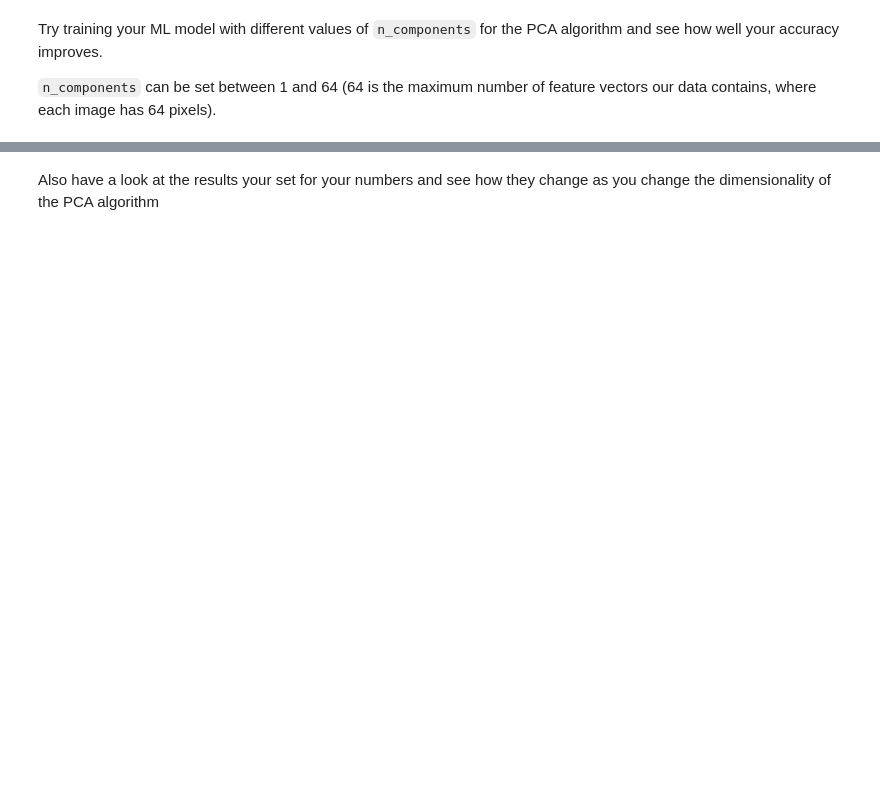
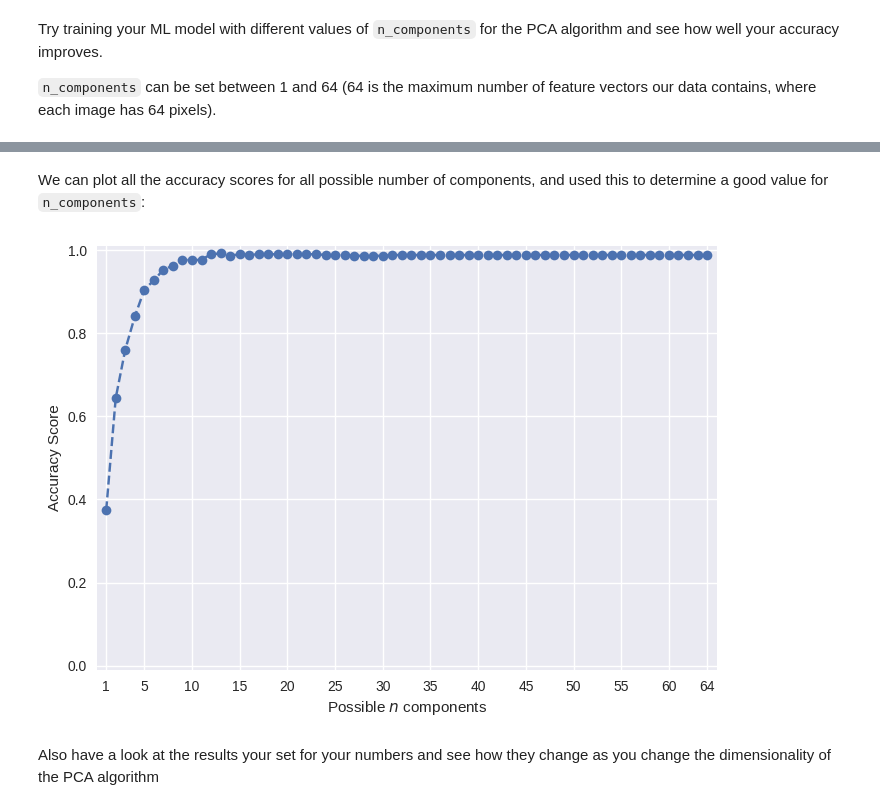
Before and after one commit to geoffreyweal/MESA_Bootcamp_2023_ML_Tutorial, a Jupyter notebook: Notebooks/Part_3_Unsupervised_Learning.ipynb, the cells around one changed output, grey strips where cells are left out. Drawn from its saved outputs; the diff is of its cells as text; code cells hidden in the pictures; blank space fills up the shorter version.

```diff
--- a/Notebooks/Part_3_Unsupervised_Learning.ipynb
+++ b/Notebooks/Part_3_Unsupervised_Learning.ipynb
@@ -286,3 +330,44 @@ plt.show()
+# %% [markdown]
+We can plot all the accuracy scores for all possible number of components, and used this to determine a good value for ``n_components``:
+# %%
+# Set up lists for recording data.
+all_n_components    = list(range(1,64+1))
+all_accuracy_scores = []
+
+for n_components in all_n_components:
+
+  # Set up your PCA algorithm that will spread out your data in the number of dimensions you desire.
+  pca = PCA(n_components=n_components)
+  data_projected = pca.fit_transform(digits.data)
+
+  # Separate your data into a training set (70 %) and a testing set (30 %).
+  Xtrain, Xtest, ytrain, ytest, indices_train, indices_test = train_test_split(data_projected, digits.target, range(len(digits.target)), train_size=0.7, random_state=69)
+
+  # Initialise the support vector classification algorithm in python.
+  #ml_algorithm = KNeighborsClassifier(n_neighbors=5)
+  ml_algorithm = SVC(C=100)
+
+  # Train our dataset with the traning dataset that has been modified by the PCA algorithm.
+  ml_algorithm.fit(Xtrain, ytrain)
+
+  # Make predictions for our testing dataset.
+  ypred = ml_algorithm.predict(Xtest)
+
+  # Compare the results from our predictions with what the number actually is.
+  score = accuracy_score(ytest, ypred)
+
+  all_accuracy_scores.append(score)
+
+# Plot the acccuracy scores across all the possible n components
+plt.plot(all_n_components, all_accuracy_scores, 'o--');
+plt.ylim((-0.01,1.01))
+plt.xlim((0,65))
+plt.xticks([1]+list(range(5,65,5))+[64])
+plt.xlabel(r'Possible $n$ components')
+plt.ylabel('Accuracy Score')
+plt.show()
+# %% [output]
+[figure, added]
 # %% [markdown]
 Also have a look at the results your set for your numbers and see how they change as you change the dimensionality of the PCA algorithm
 # %%
```
Also changed, not shown: parts of 22 cells of this notebook, 4 other files.
